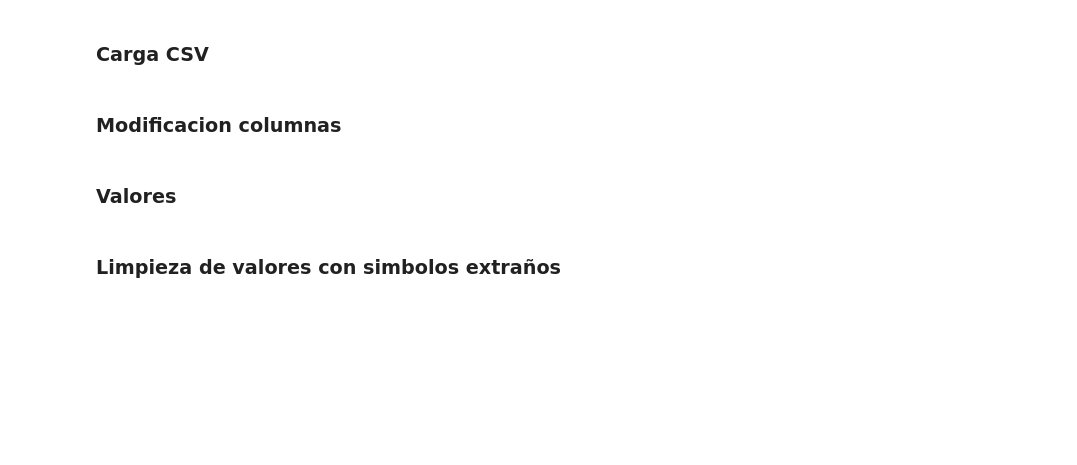
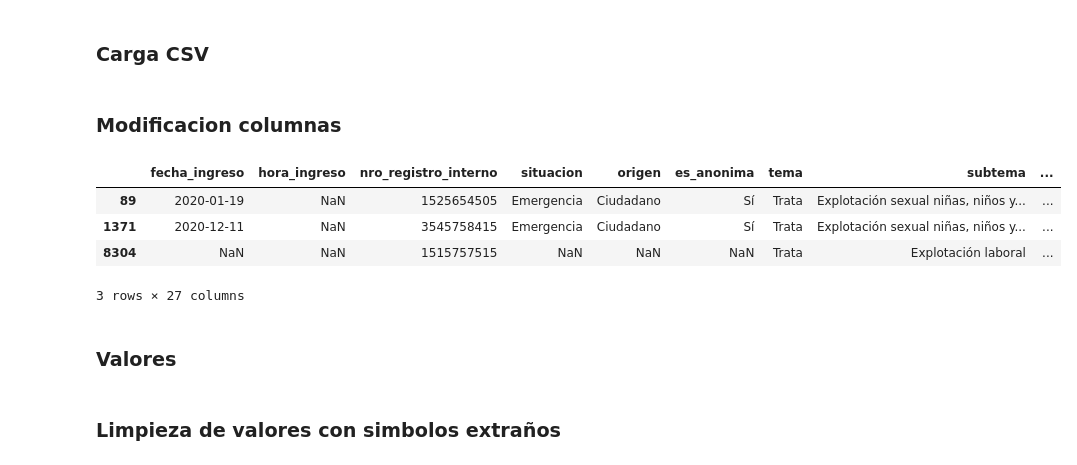
Before and after one commit to ianCristianAriel/2022-Argentina-trata-de-persona, a Jupyter notebook: notebooks/01_limpieza.ipynb, the cells around one changed output. Cells and saved outputs as stored; diff of their text form; code cells hidden in the pictures; blank space fills up the shorter version.

```diff
--- a/notebooks/01_limpieza.ipynb
+++ b/notebooks/01_limpieza.ipynb
@@ -44,2 +50,10 @@ common_na_numbers = (-9, -99, -999, -9999, 9999, 66, 77, 88, -1)
 # %% [markdown]
 ### Modificacion columnas
+# %%
+# Renombrar y eliminar columnas en df_denuncias_uno
+df_denuncias_uno = df_denuncias_uno.drop(['provincia_indec_id', 'denunciante_nacionalidad'], axis=1)
+df_denuncias_uno = df_denuncias_uno.rename(columns={'denunciante_locaclidad': 'localidad', 'denunciante_provincia': 'provincia'})
+
+# Renombrar columna en df_denuncias_dos y eliminar columnas redundantes
+df_denuncias_dos = df_denuncias_dos.drop(['nacionalidad', 'embarazada', 'discapacidad', 'provincia_indec_id'], axis=1)
+df_denuncias_dos = df_denuncias_dos.rename(columns={'fecha_ingreso_denuncia': 'fecha_ingreso'})
@@ -46,3 +69,11 @@ common_na_numbers = (-9, -99, -999, -9999, 9999, 66, 77, 88, -1)
+# %%
+df_denuncias.sample(3, random_state = 3)
+# %% [output]
+|  | fecha_ingreso | hora_ingreso | nro_registro_interno | situacion | origen | es_anonima | tema | subtema | ... |
+| 89 | 2020-01-19 | NaN | 1525654505 | Emergencia | Ciudadano | Sí | Trata | Explotación sexual niñas, niños y... | ... |
+| 1371 | 2020-12-11 | NaN | 3545758415 | Emergencia | Ciudadano | Sí | Trata | Explotación sexual niñas, niños y... | ... |
+| 8304 | NaN | NaN | 1515757515 | NaN | NaN | NaN | Trata | Explotación laboral | ... |
+3 rows × 27 columns
 # %% [markdown]
 ### Valores
 # %% [markdown]
```
Also changed, not shown: parts of 19 cells of this notebook.
